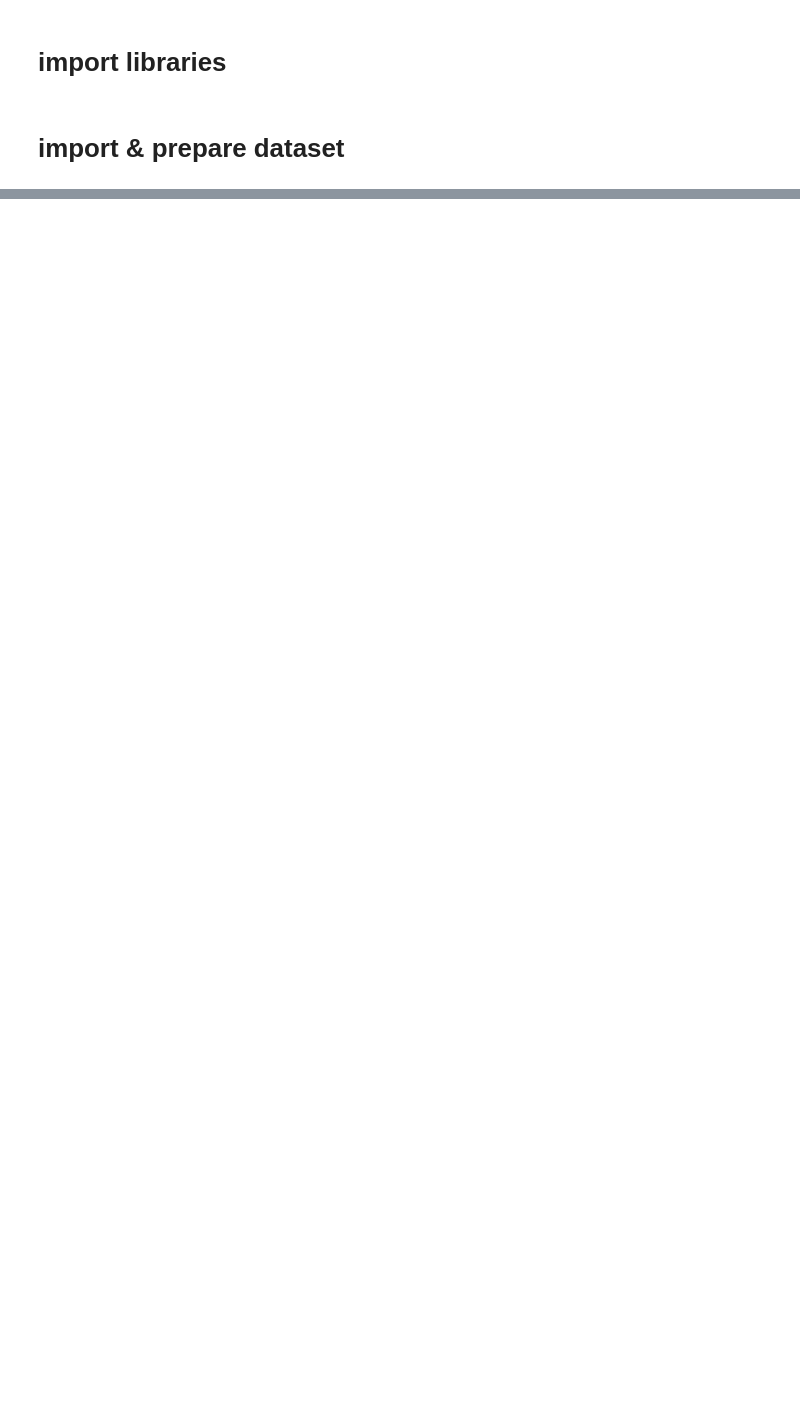
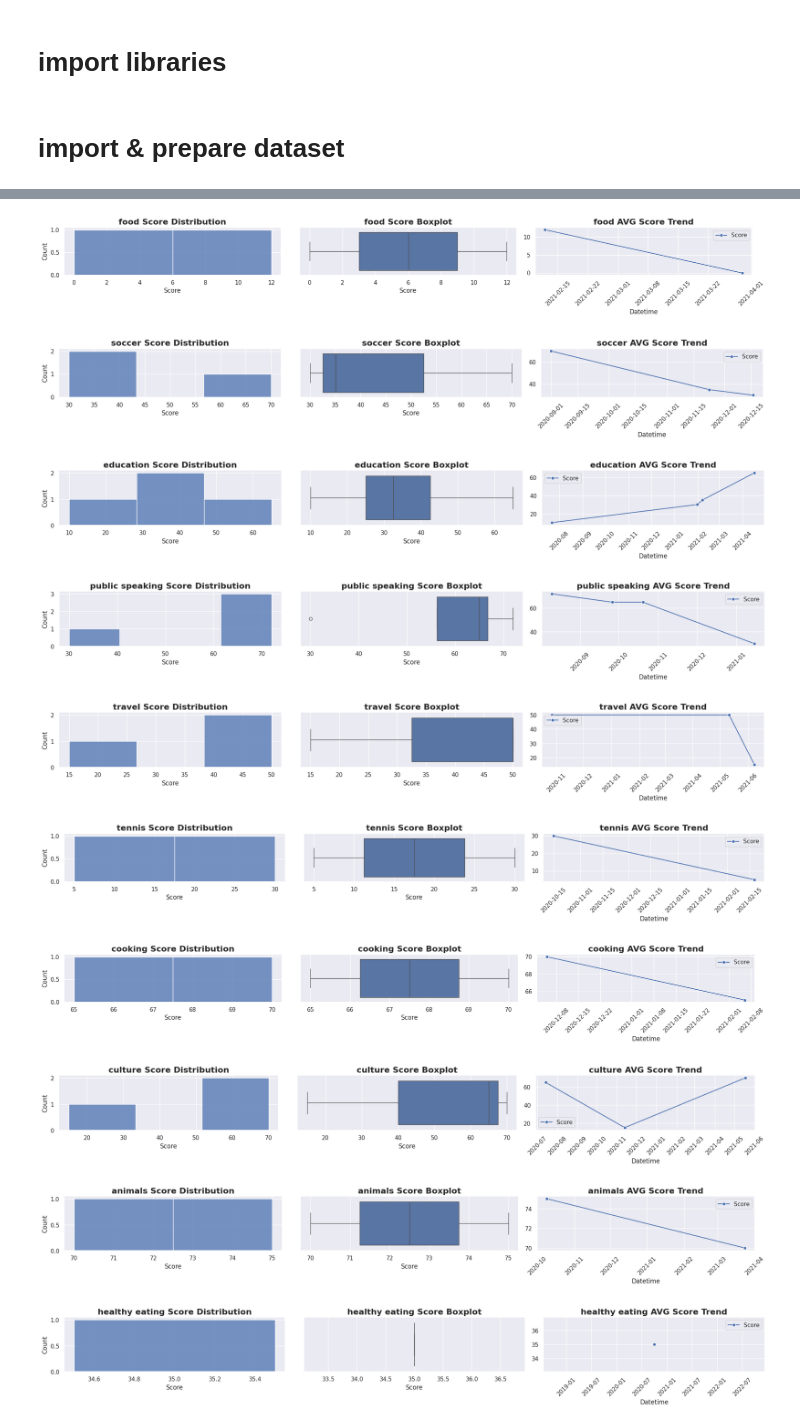
Before and after one commit to AhmAnwar/accenture_virtual_experience_VE_by_Forage, a Jupyter notebook: accenture-virtual-experience-ve-by-forage.ipynb, the cells around one changed output, grey strips where cells are left out. Saved outputs shown, nothing was run; the diff lists cells and outputs as text; code cells hidden in the pictures; blank space fills up the shorter version.

```diff
--- a/accenture-virtual-experience-ve-by-forage.ipynb
+++ b/accenture-virtual-experience-ve-by-forage.ipynb
@@ -129,0 +329,5 @@ df['Content ID'].nunique()
+# %%
+for cat in df['Category'].unique(): # loop in Category column
+    print(f"category name: {cat}\n") # print Category
+    print(f"{df[df['Category'] == cat]['Score']}\n") # print Score for each Category
+    print(f"{df[df['Category'] == cat]['Score'].describe().round(2)}\n") # print describe for each Score for each Category
@@ -129,0 +352,30 @@ df['Content ID'].nunique()
+# %%
+for cat in df['Category'].unique(): # loop in Category column
+    plt.figure(figsize= (20, 3))
+
+    plt.subplot(1, 3, 1) # create histplot
+    sns.histplot(data= df[df['Category'] == cat], x= 'Score', bins= 'auto')
+    plt.title(f'{cat} Score Distribution', fontdict= {'size': 16, 'weight': 'bold'})
+
+    plt.subplot(1, 3, 2) # create boxplot
+    sns.boxplot(data= df[df['Category'] == cat], x= 'Score')
+    plt.title(f'{cat} Score Boxplot', fontdict= {'size': 16, 'weight': 'bold'})
+
+    plt.subplot(1, 3, 3) # creat lineplot
+    sns.lineplot(data= df[df['Category'] == cat].set_index('Datetime').resample('D').agg({'Score': 'mean'}), markers= 'o')
+    plt.xticks(rotation= 45)
+    plt.title(f'{cat} AVG Score Trend', fontdict= {'size': 16, 'weight': 'bold'})
+
+    plt.tight_layout()
+    plt.show()
+# %% [output]
+[figure, added]
+[figure, added]
+[figure, added]
+[figure, added]
+[figure, added]
+[figure, added]
+[figure, added]
+[figure, added]
+[figure, added]
+[figure, added]
```
Also changed, not shown: parts of 77 cells of this notebook.
